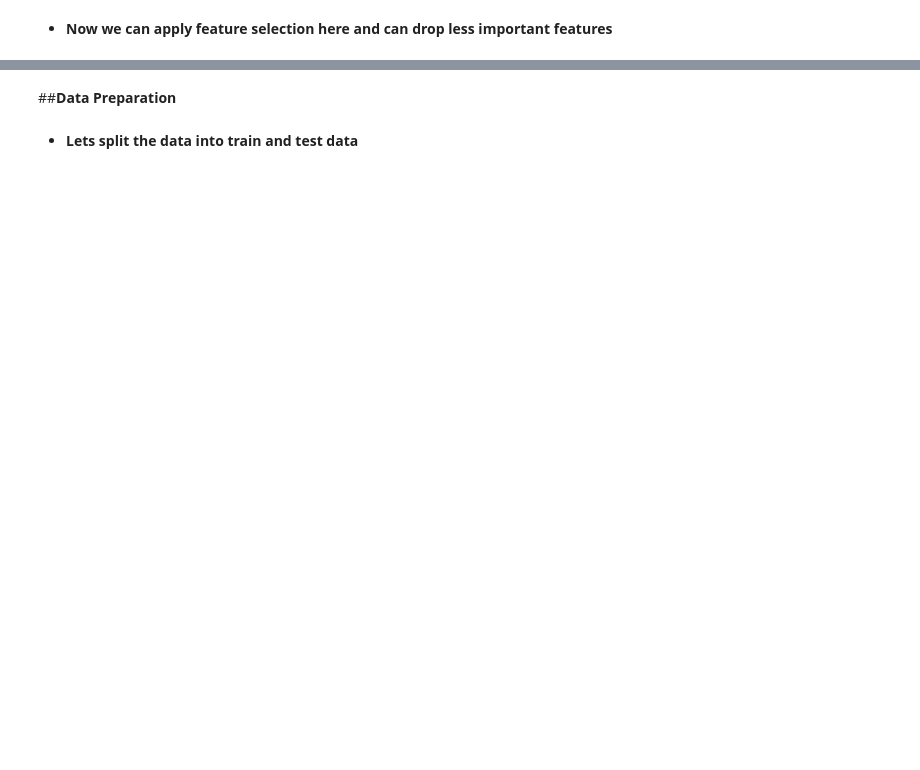
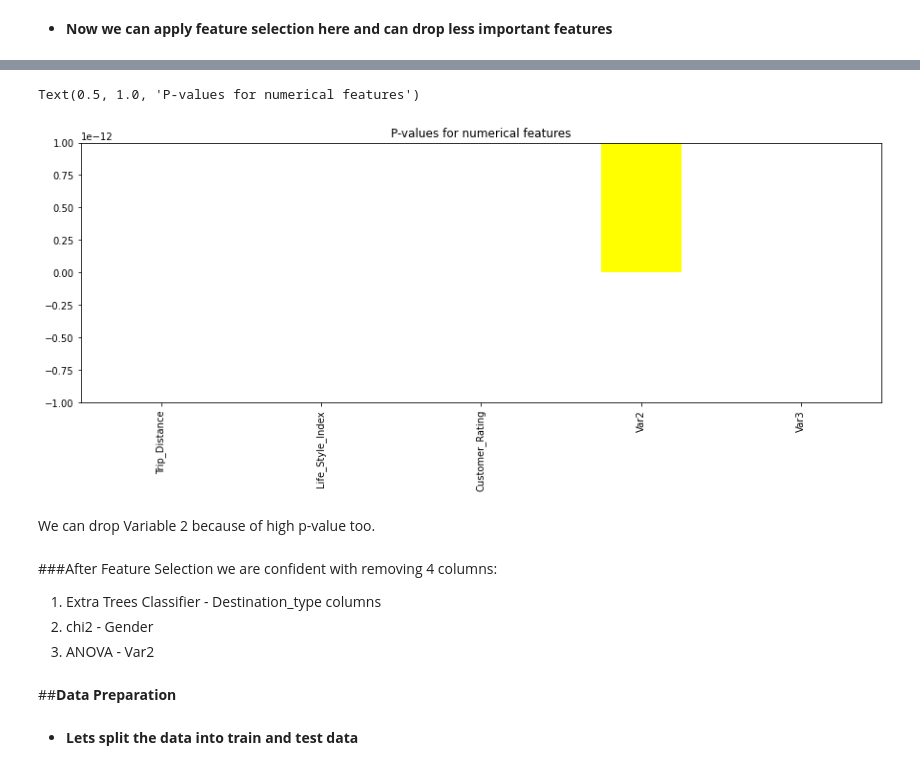
Before and after one commit to BhanuPShahi/-Taxi-Mobility-Surge-Price-Prediction, a Jupyter notebook: Bhanu_P_Shahi_10_05_2021_[Team_2]_Capstone_Project_2_Taxi_Mobility_Surge_Price_Prediction.ipynb, the cells around one changed output, grey strips where cells are left out. Saved outputs shown, nothing was run; the diff lists cells and outputs as text; code cells hidden in the pictures; blank space fills up the shorter version.

```diff
--- a/Bhanu_P_Shahi_10_05_2021_[Team_2]_Capstone_Project_2_Taxi_Mobility_Surge_Price_Prediction.ipynb
+++ b/Bhanu_P_Shahi_10_05_2021_[Team_2]_Capstone_Project_2_Taxi_Mobility_Surge_Price_Prediction.ipynb
@@ -516,0 +548,3 @@ ext.sort_values(['extratrees'], ascending=False)
+# %%
+numeric_features=['Trip_Distance','Life_Style_Index','Customer_Rating','Var2','Var3']
+numerical_features=df1[numeric_features]
@@ -517,2 +558,19 @@ ext.sort_values(['extratrees'], ascending=False)
+# %%
+#The second array consists of p-values that we need
+p_values_n= pd.Series(f_scores[1],index= numerical_features.columns)
+# %%
+p_values_n.plot(kind='bar',color='yellow')
+
+plt.title('P-values for numerical features')
+# %% [output]
+Text(0.5, 1.0, 'P-values for numerical features')
+[figure, added]
+# %% [markdown]
+We can drop Variable 2 because of high p-value too.
+# %% [markdown]
+###After Feature Selection we are confident with removing 4 columns:
+1. Extra Trees Classifier - Destination_type columns
+2. chi2 - Gender
+3. ANOVA - Var2
 # %% [markdown]
 ##**Data Preparation**
```
Also changed, not shown: parts of 116 cells of this notebook.
